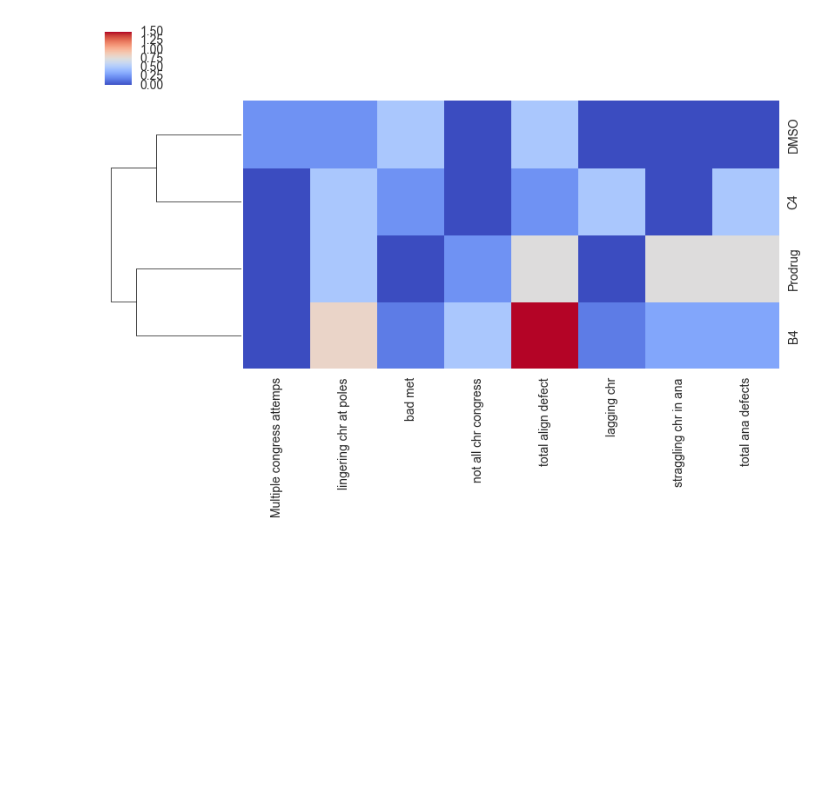
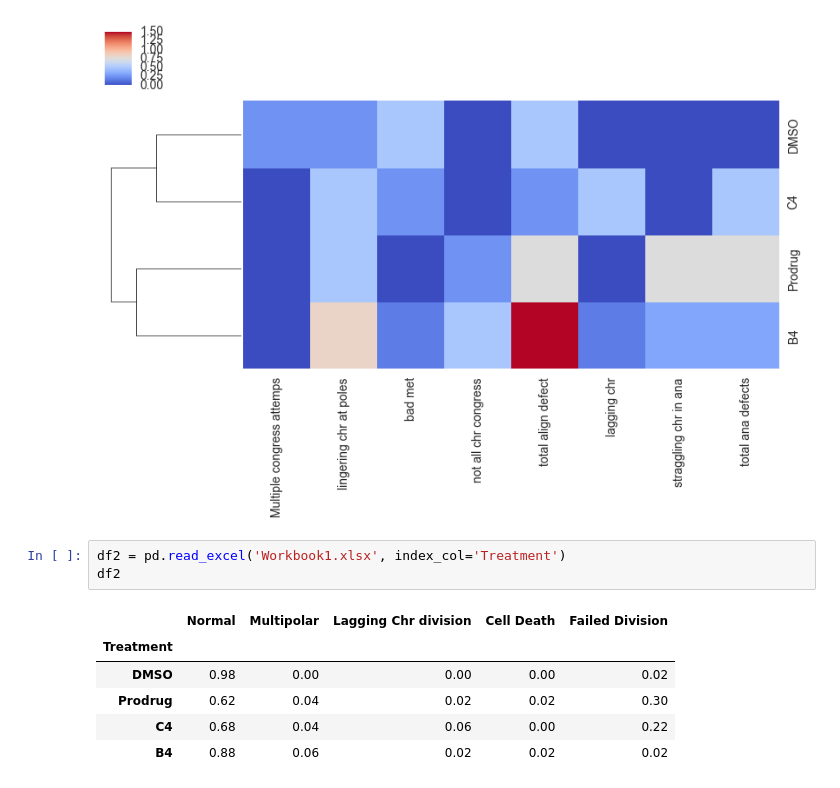
Before and after one commit to ShengyaoChen/cell_biology, a Jupyter notebook: Chr_behavior_freq_analysis.ipynb, the cells around one changed output. Cells and saved outputs as stored; diff of their text form; blank space fills up the shorter version.

```diff
--- a/Chr_behavior_freq_analysis.ipynb
+++ b/Chr_behavior_freq_analysis.ipynb
@@ -35,3 +35,13 @@ sns.clustermap(df, cmap ='coolwarm', col_cluster=False, figsize=(10, 5))
 # %% [output]
 <seaborn.matrix.ClusterGrid at 0x...>
 [figure]
+# %%
+df2 = pd.read_excel('Workbook1.xlsx', index_col='Treatment')
+df2
+# %% [output]
+|  | Normal | Multipolar | Lagging Chr division | Cell Death | Failed Division |
+| Treatment |  |  |  |  |  |
+| DMSO | 0.98 | 0.00 | 0.00 | 0.00 | 0.02 |
+| Prodrug | 0.62 | 0.04 | 0.02 | 0.02 | 0.30 |
+| C4 | 0.68 | 0.04 | 0.06 | 0.00 | 0.22 |
+| B4 | 0.88 | 0.06 | 0.02 | 0.02 | 0.02 |
```
Also changed, not shown: parts of 2 cells of this notebook.
